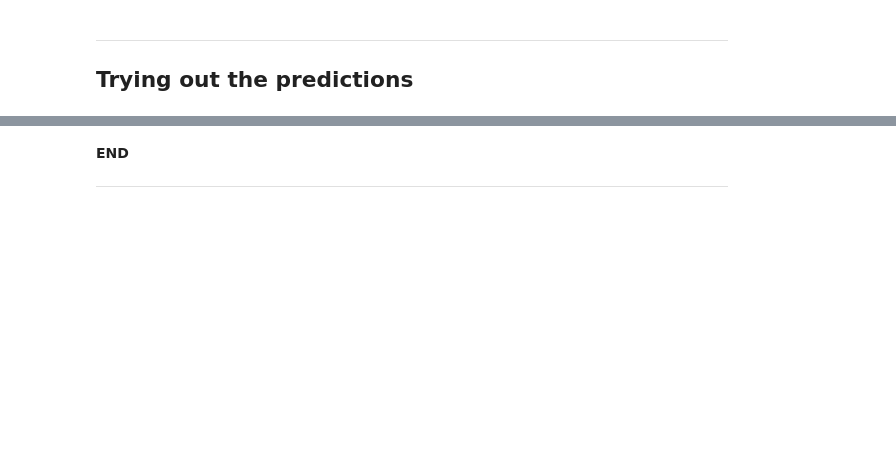
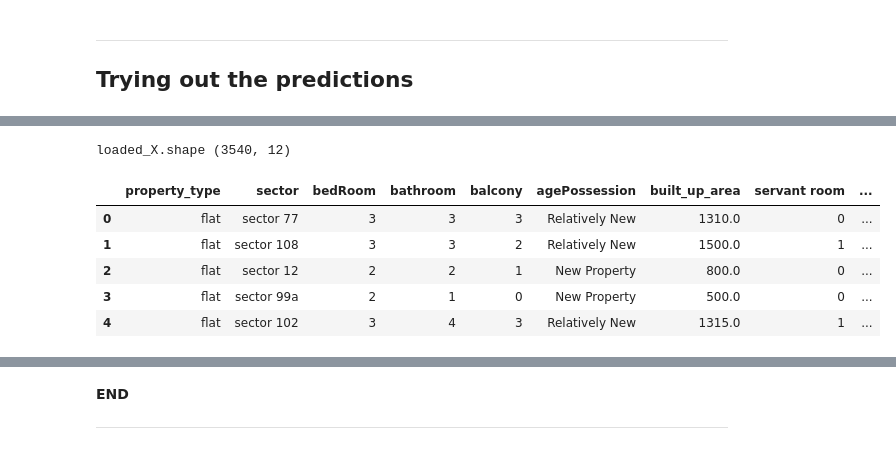
Before and after one commit to ranjanchoubey/real-estate, a Jupyter notebook: 6-modelling/6.2 model-selection.ipynb, the cells around one changed output, grey strips where cells are left out. Saved outputs shown, nothing was run; the diff lists cells and outputs as text; code cells hidden in the pictures; blank space fills up the shorter version.

```diff
--- a/6-modelling/6.2 model-selection.ipynb
+++ b/6-modelling/6.2 model-selection.ipynb
@@ -875,0 +931,12 @@ print("Mean Absolute Error (MAE):", mae5)
+# %%
+# Print the best hyperparameters found
+print("Best Parameters : ", search.best_params_)
+
+# Print the best R2-score achieved
+print("Best R2-score : ", search.best_score_)
+
+# Get the model with the best hyperparameters
+best_model = search.best_estimator_
+
+# Train the best model on the data
+best_model.fit(X, y_transformed)
@@ -1043,0 +1223,15 @@ sorted(X['sector'].unique().tolist())
+# %%
+# Load the input DataFrame
+with open('../models/xgboost_X.pkl', 'rb') as file:
+    loaded_X = pickle.load(file)
+
+print("loaded_X.shape",loaded_X.shape)
+loaded_X.head()
+# %% [output]
+loaded_X.shape (3540, 12)
+|  | property_type | sector | bedRoom | bathroom | balcony | agePossession | built_up_area | servant room | ... |
+| 0 | flat | sector 77 | 3 | 3 | 3 | Relatively New | 1310.0 | 0 | ... |
+| 1 | flat | sector 108 | 3 | 3 | 2 | Relatively New | 1500.0 | 1 | ... |
+| 2 | flat | sector 12 | 2 | 2 | 1 | New Property | 800.0 | 0 | ... |
+| 3 | flat | sector 99a | 2 | 1 | 0 | New Property | 500.0 | 0 | ... |
+| 4 | flat | sector 102 | 3 | 4 | 3 | Relatively New | 1315.0 | 1 | ... |
```
Also changed, not shown: parts of 35 cells of this notebook, 4 other files.
